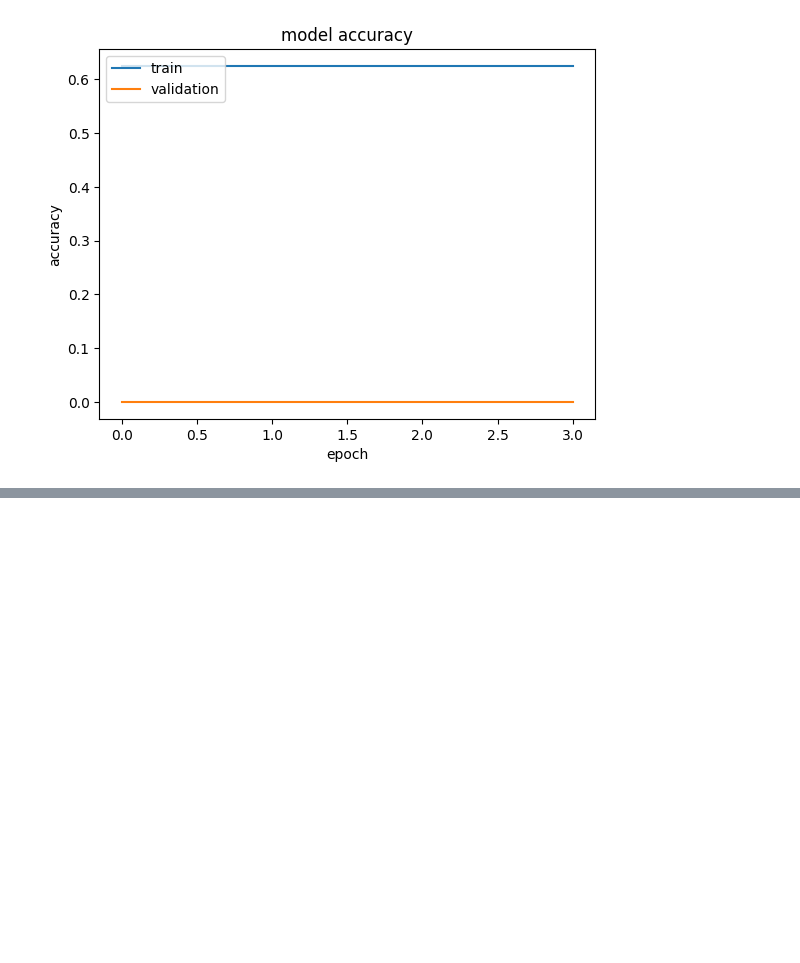
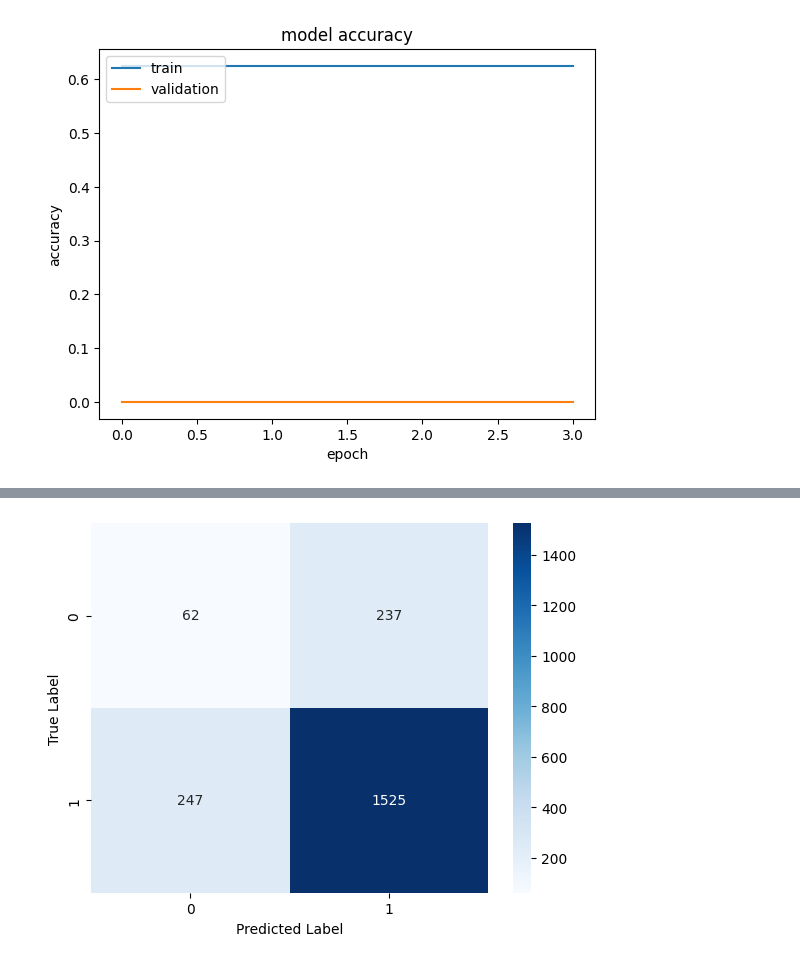
Before and after one commit to KieuTrinh-T/Restaurant-review-Sentiment-Analysis, a Jupyter notebook: Modeling.ipynb, the cells around one changed output, grey strips where cells are left out. Saved outputs shown, nothing was run; the diff lists cells and outputs as text; code cells hidden in the pictures; blank space fills up the shorter version.

```diff
--- a/Modeling.ipynb
+++ b/Modeling.ipynb
@@ -270,0 +312,6 @@ plt.legend(['train','validation'], loc='upper left')
+# %%
+svm_textblob = svm
+svm_textblob.fit(X_textblob_train_res, Y_textblob_train_res)
+y_pred = svm_textblob.predict(X_textblob_test)
+print('Classification Report')
+print(classification_report(Y_textblob_test, y_pred))
@@ -270,0 +328,9 @@ plt.legend(['train','validation'], loc='upper left')
+# %%
+# Plot the confusion matrix
+cm = confusion_matrix(Y_textblob_test, y_pred)
+sns.heatmap(cm, annot=True, cmap='Blues', fmt='g')
+plt.xlabel('Predicted Label')
+plt.ylabel('True Label')
+plt.show()
+# %% [output]
+[figure, added]
```
Also changed, not shown: parts of 13 cells of this notebook, 4 other files.
